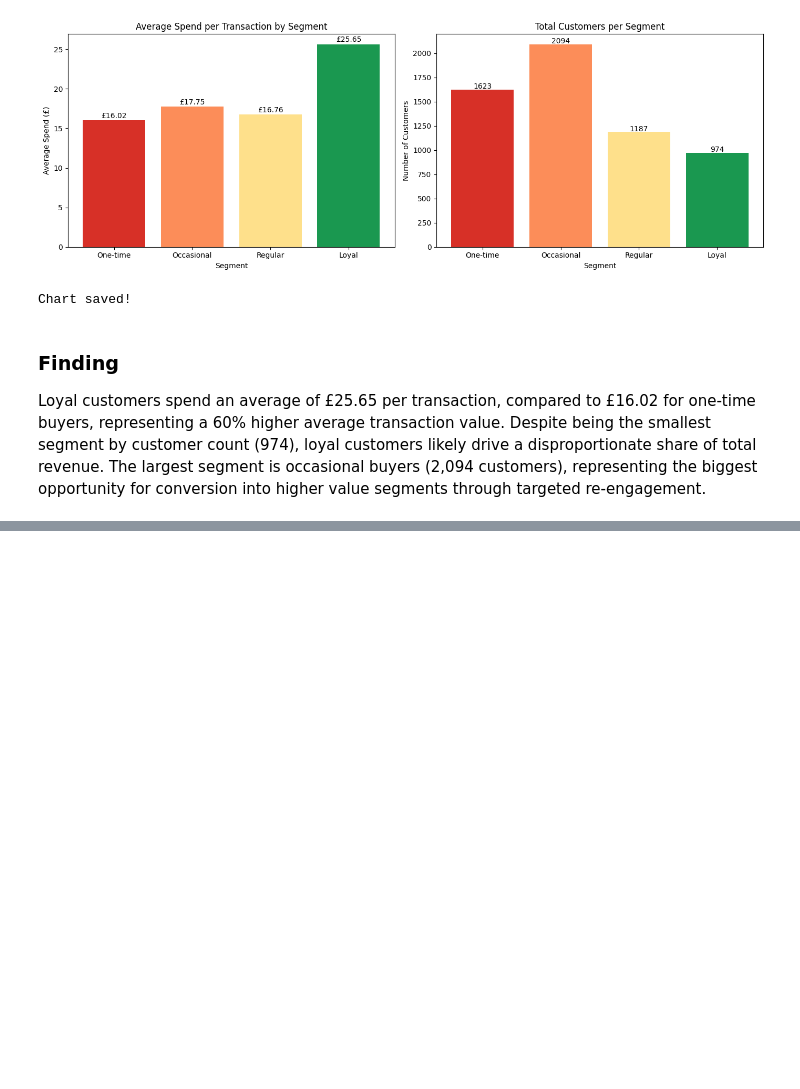
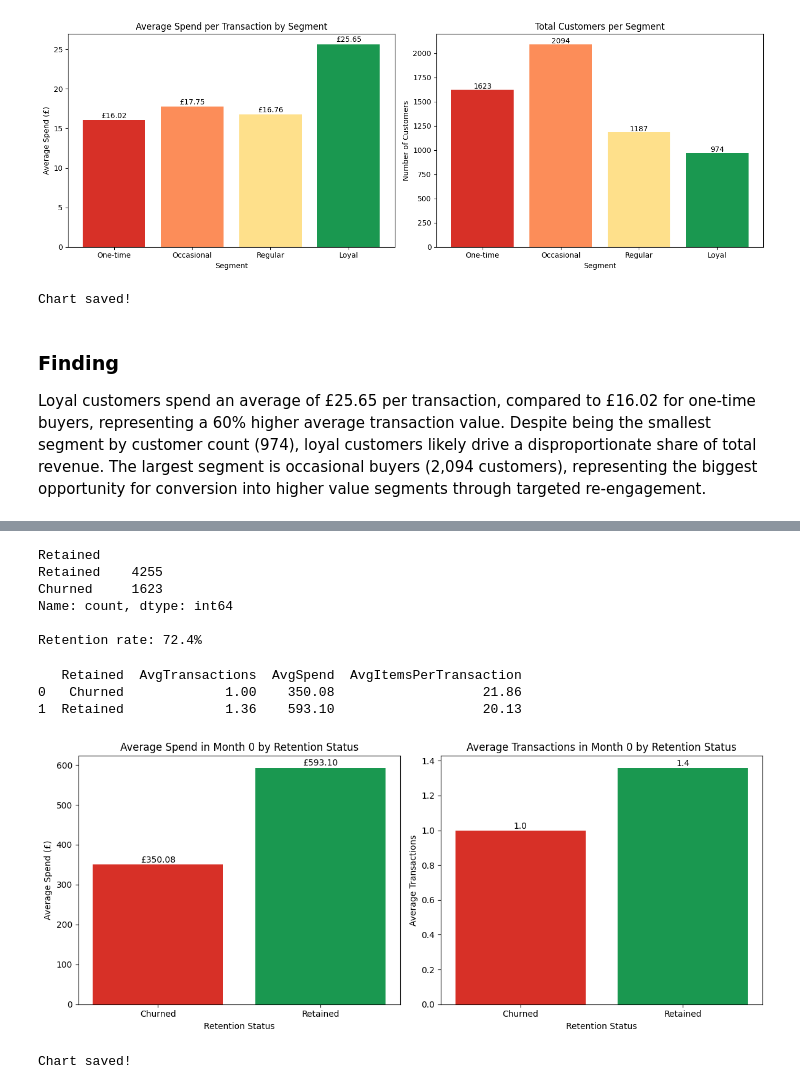
Before and after one commit to tkaixinn/user-retention-analysis, a Jupyter notebook: analysis.ipynb, the cells around one changed output, grey strips where cells are left out. Saved outputs shown, nothing was run; the diff lists cells and outputs as text; code cells hidden in the pictures; blank space fills up the shorter version.

Commit message:
Add retention predictors analysis and month 0 behaviour comparison

```diff
--- a/analysis.ipynb
+++ b/analysis.ipynb
@@ -396,0 +405,62 @@ for conversion into higher value segments through targeted re-engagement.
+# %%
+purchase_counts['Retained'] = purchase_counts['PurchaseCount'].apply(
+    lambda x: 'Retained' if x > 1 else 'Churned'
+)
+
+print(purchase_counts['Retained'].value_counts())
+print(f"\nRetention rate: {round(purchase_counts['Retained'].value_counts(normalize=True)['Retained']*100, 1)}%")
+# %% [output]
+Retained
+Retained    4255
+Churned     1623
+Name: count, dtype: int64
+
+Retention rate: 72.4%
+# %%
+month0_df = df[df['CohortIndex'] == 0].copy()
+
+month0_df = month0_df.merge(purchase_counts[['Customer ID', 'Retained']], on='Customer ID')
+
+month0_per_customer = month0_df.groupby(['Customer ID', 'Retained']).agg(
+    Transactions=('Invoice', 'nunique'),
+    TotalSpend=('TotalSpend', 'sum'),
+    AvgItemsPerTransaction=('Quantity', 'mean')
+).reset_index()
+
+month0_summary = month0_per_customer.groupby('Retained').agg(
+    AvgTransactions=('Transactions', 'mean'),
+    AvgSpend=('TotalSpend', 'mean'),
+    AvgItemsPerTransaction=('AvgItemsPerTransaction', 'mean')
+).round(2).reset_index()
+
+print(month0_summary)
+# %% [output]
+   Retained  AvgTransactions  AvgSpend  AvgItemsPerTransaction
+0   Churned             1.00    350.08                   21.86
+1  Retained             1.36    593.10                   20.13
+# %%
+fig, axes = plt.subplots(1, 2, figsize=(12, 5))
+
+colors = ['#d73027', '#1a9850']
+
+axes[0].bar(month0_summary['Retained'], month0_summary['AvgSpend'], color=colors)
+axes[0].set_title('Average Spend in Month 0 by Retention Status', fontsize=12)
+axes[0].set_xlabel('Retention Status', fontsize=10)
+axes[0].set_ylabel('Average Spend (£)', fontsize=10)
+for i, v in enumerate(month0_summary['AvgSpend']):
+    axes[0].text(i, v + 5, f'£{v:.2f}', ha='center', fontsize=10)
+
+axes[1].bar(month0_summary['Retained'], month0_summary['AvgTransactions'], color=colors)
+axes[1].set_title('Average Transactions in Month 0 by Retention Status', fontsize=12)
+axes[1].set_xlabel('Retention Status', fontsize=10)
+axes[1].set_ylabel('Average Transactions', fontsize=10)
+for i, v in enumerate(month0_summary['AvgTransactions']):
+    axes[1].text(i, v + 0.01, f'{v:.1f}', ha='center', fontsize=10)
+
+plt.tight_layout()
+plt.savefig('retention_predictors.png', dpi=150, bbox_inches='tight')
+plt.show()
+print("Chart saved!")
+# %% [output]
+[figure, added]
+Chart saved!
```
Also changed, not shown: parts of 5 cells of this notebook.
